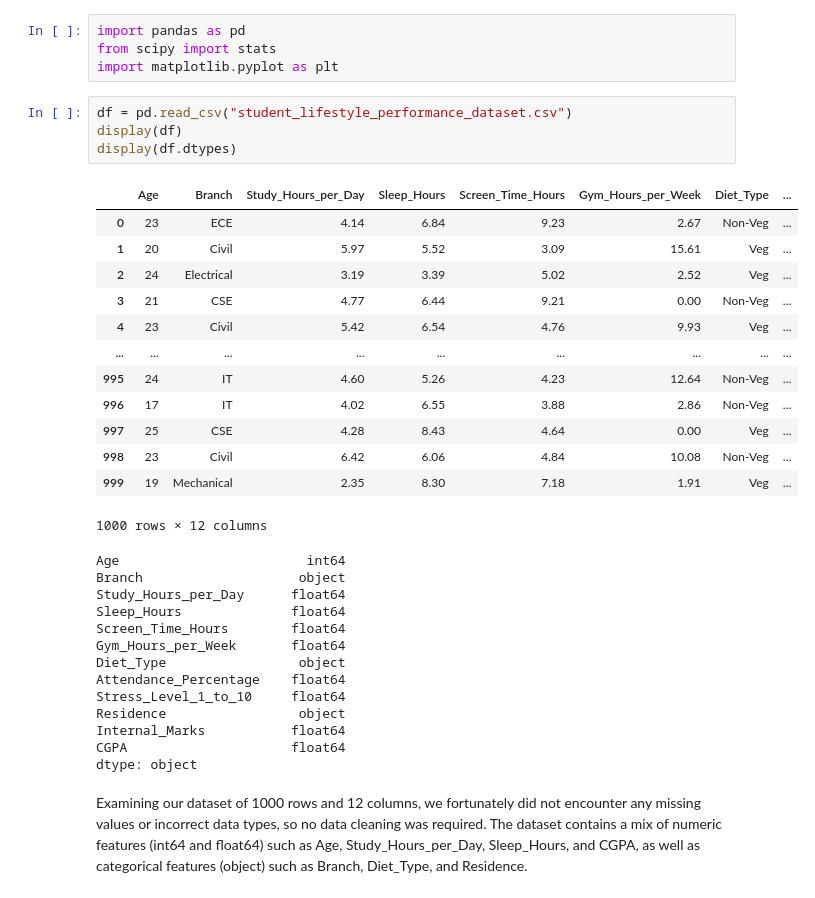
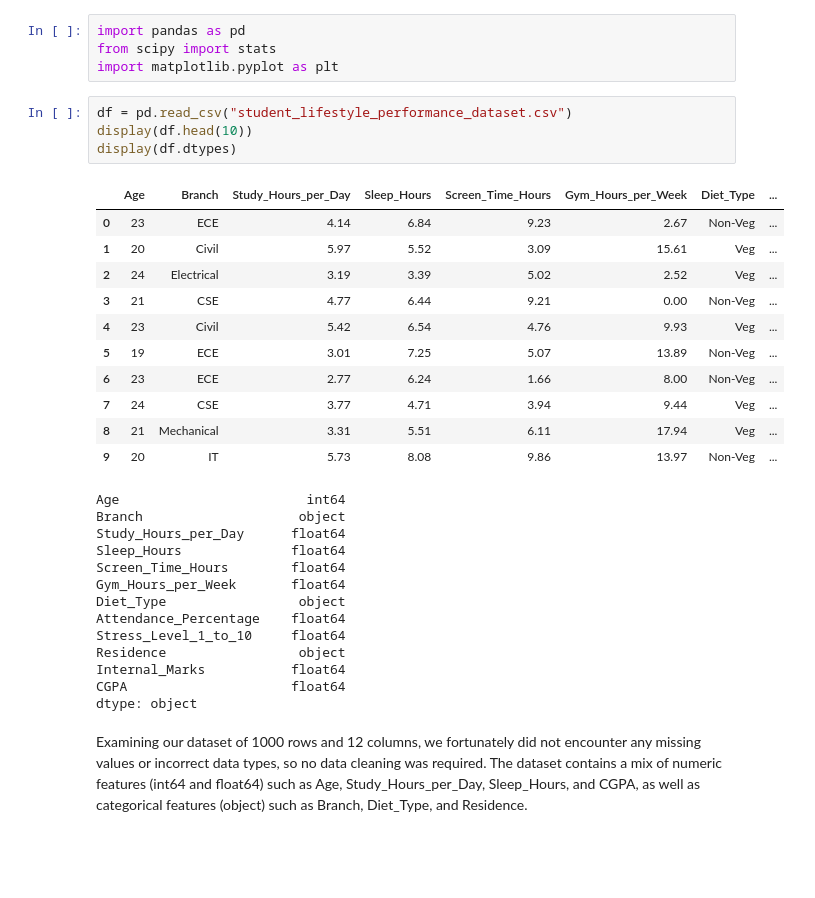
Before and after one commit to arajah574/arajah574.github.io, a Jupyter notebook: Semester_Project.ipynb, the cells around one changed output. Cells and saved outputs as stored; diff of their text form; blank space fills up the shorter version.

```diff
--- a/Semester_Project.ipynb
+++ b/Semester_Project.ipynb
@@ -27,35 +29,33 @@ from scipy import stats
 import matplotlib.pyplot as plt
 # %%
 df = pd.read_csv("student_lifestyle_performance_dataset.csv")
-display(df)
+display(df.head(10))
 display(df.dtypes)
 # %% [output]
 |  | Age | Branch | Study_Hours_per_Day | Sleep_Hours | Screen_Time_Hours | Gym_Hours_per_Week | Diet_Type | ... |
 | 0 | 23 | ECE | 4.14 | 6.84 | 9.23 | 2.67 | Non-Veg | ... |
 | 1 | 20 | Civil | 5.97 | 5.52 | 3.09 | 15.61 | Veg | ... |
 | 2 | 24 | Electrical | 3.19 | 3.39 | 5.02 | 2.52 | Veg | ... |
 | 3 | 21 | CSE | 4.77 | 6.44 | 9.21 | 0.00 | Non-Veg | ... |
 | 4 | 23 | Civil | 5.42 | 6.54 | 4.76 | 9.93 | Veg | ... |
-| ... | ... | ... | ... | ... | ... | ... | ... | ... |
-| 995 | 24 | IT | 4.60 | 5.26 | 4.23 | 12.64 | Non-Veg | ... |
-| 996 | 17 | IT | 4.02 | 6.55 | 3.88 | 2.86 | Non-Veg | ... |
-| 997 | 25 | CSE | 4.28 | 8.43 | 4.64 | 0.00 | Veg | ... |
-| 998 | 23 | Civil | 6.42 | 6.06 | 4.84 | 10.08 | Non-Veg | ... |
-| 999 | 19 | Mechanical | 2.35 | 8.30 | 7.18 | 1.91 | Veg | ... |
+| 5 | 19 | ECE | 3.01 | 7.25 | 5.07 | 13.89 | Non-Veg | ... |
+| 6 | 23 | ECE | 2.77 | 6.24 | 1.66 | 8.00 | Non-Veg | ... |
+| 7 | 24 | CSE | 3.77 | 4.71 | 3.94 | 9.44 | Veg | ... |
+| 8 | 21 | Mechanical | 3.31 | 5.51 | 6.11 | 17.94 | Veg | ... |
+| 9 | 20 | IT | 5.73 | 8.08 | 9.86 | 13.97 | Non-Veg | ... |
-1000 rows × 12 columns
+Age                        int64
+Branch                    object
+Study_Hours_per_Day      float64
+Sleep_Hours              float64
+Screen_Time_Hours        float64
+Gym_Hours_per_Week       float64
+Diet_Type                 object
+Attendance_Percentage    float64
+Stress_Level_1_to_10     float64
+Residence                 object
+Internal_Marks           float64
+CGPA                     float64
+dtype: object
-Age                        int64
-Branch                    object
-Study_Hours_per_Day      float64
-Sleep_Hours              float64
-Screen_Time_Hours        float64
-Gym_Hours_per_Week       float64
-Diet_Type                 object
-Attendance_Percentage    float64
-Stress_Level_1_to_10     float64
-Residence                 object
-Internal_Marks           float64
-CGPA                     float64
-dtype: object
 # %% [markdown]
 Examining our dataset of 1000 rows and 12 columns, we fortunately did not encounter any
 missing values or incorrect data types, so no data cleaning was required. The dataset contains
```
Also changed, not shown: parts of 10 cells of this notebook.
